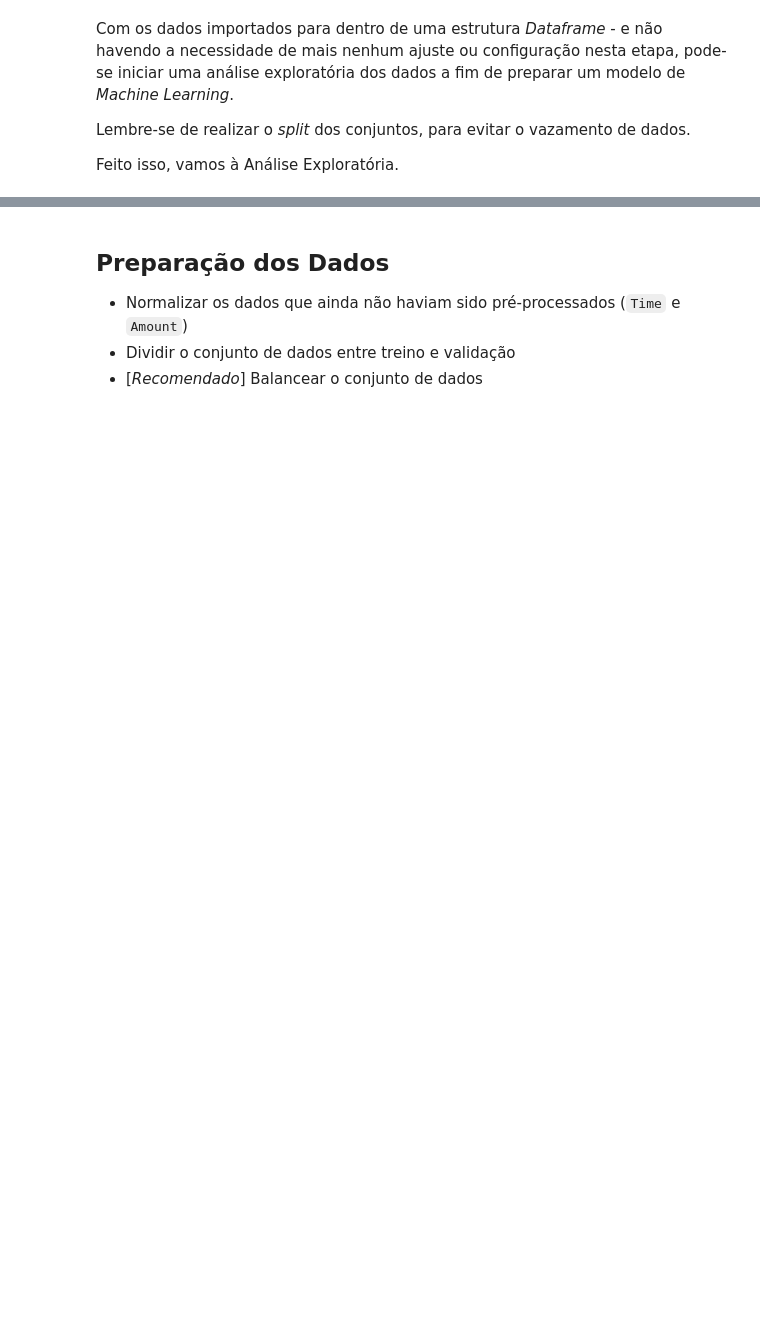
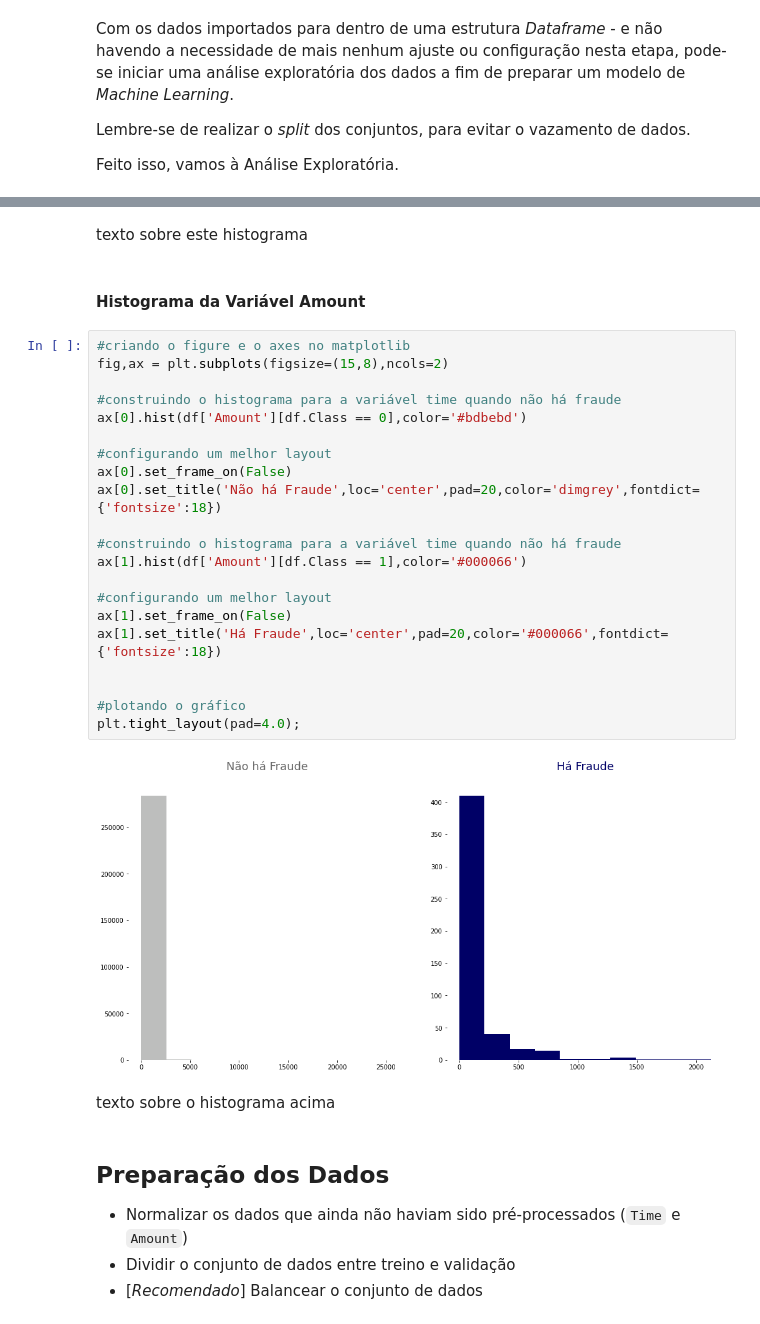
Before and after one commit to FerrazThales/Deteccao_de_fraudes_em_cartoes_de_credito, a Jupyter notebook: Detecção_de_Fraude_em_Cartões_de_Crédito.ipynb, the cells around one changed output, grey strips where cells are left out. Cells and saved outputs as stored; diff of their text form; blank space fills up the shorter version.

```diff
--- a/Detecção_de_Fraude_em_Cartões_de_Crédito.ipynb
+++ b/Detecção_de_Fraude_em_Cartões_de_Crédito.ipynb
@@ -86,3 +209,32 @@ Abordar tópicos/informações como:
+# %% [markdown]
+texto sobre este histograma
+# %% [markdown]
+#### Histograma da Variável Amount
+# %%
+#criando o figure e o axes no matplotlib
+fig,ax = plt.subplots(figsize=(15,8),ncols=2)
+
+#construindo o histograma para a variável time quando não há fraude
+ax[0].hist(df['Amount'][df.Class == 0],color='#bdbebd')
+
+#configurando um melhor layout
+ax[0].set_frame_on(False)
+ax[0].set_title('Não há Fraude',loc='center',pad=20,color='dimgrey',fontdict={'fontsize':18})
+
+#construindo o histograma para a variável time quando não há fraude
+ax[1].hist(df['Amount'][df.Class == 1],color='#000066')
+
+#configurando um melhor layout
+ax[1].set_frame_on(False)
+ax[1].set_title('Há Fraude',loc='center',pad=20,color='#000066',fontdict={'fontsize':18})
+
+
+#plotando o gráfico
+plt.tight_layout(pad=4.0);
+# %% [output]
+[figure, added]
+# %% [markdown]
+texto sobre o histograma acima
 # %% [markdown]
 ## Preparação dos Dados
 
```
Also changed, not shown: parts of 27 cells of this notebook.
